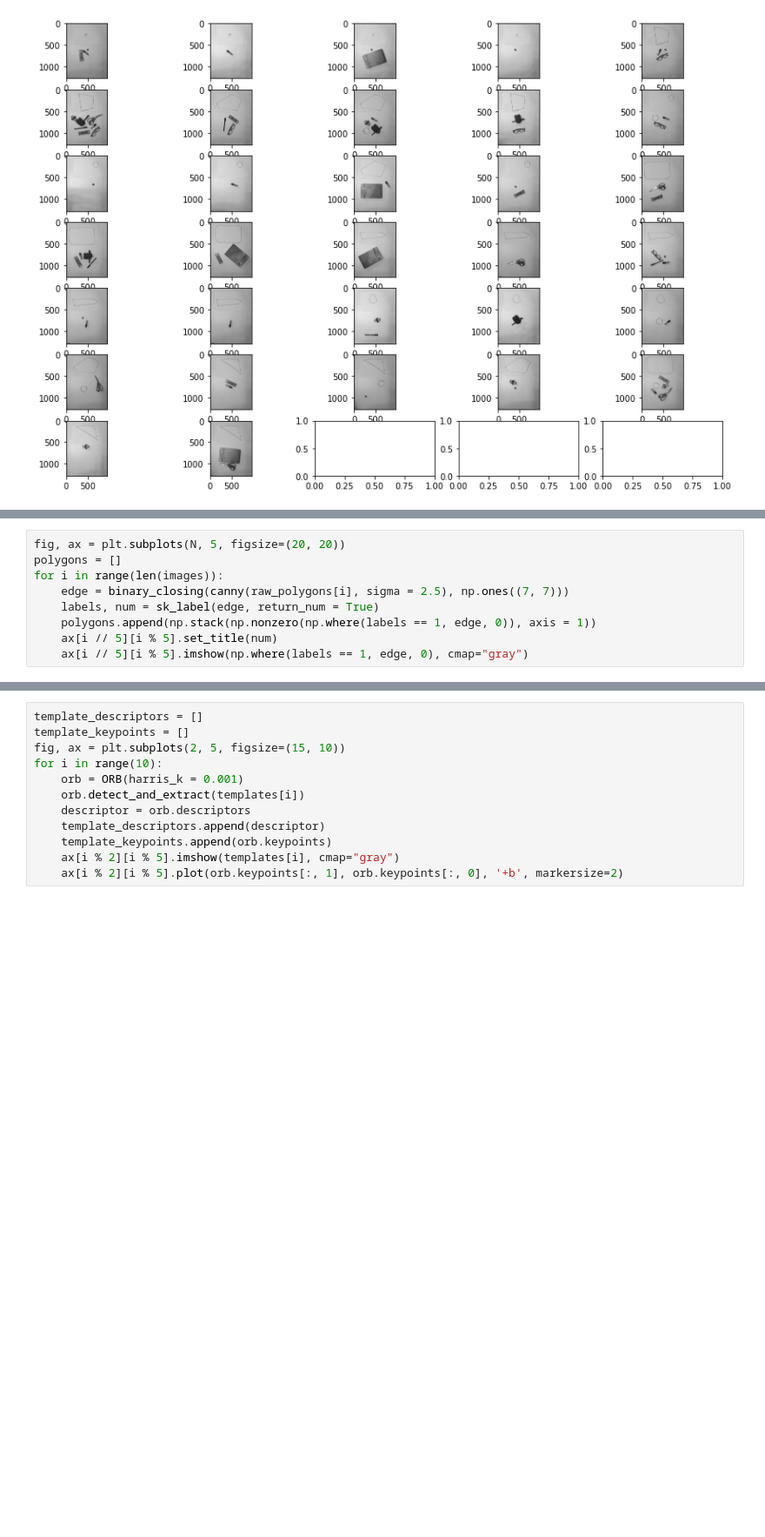
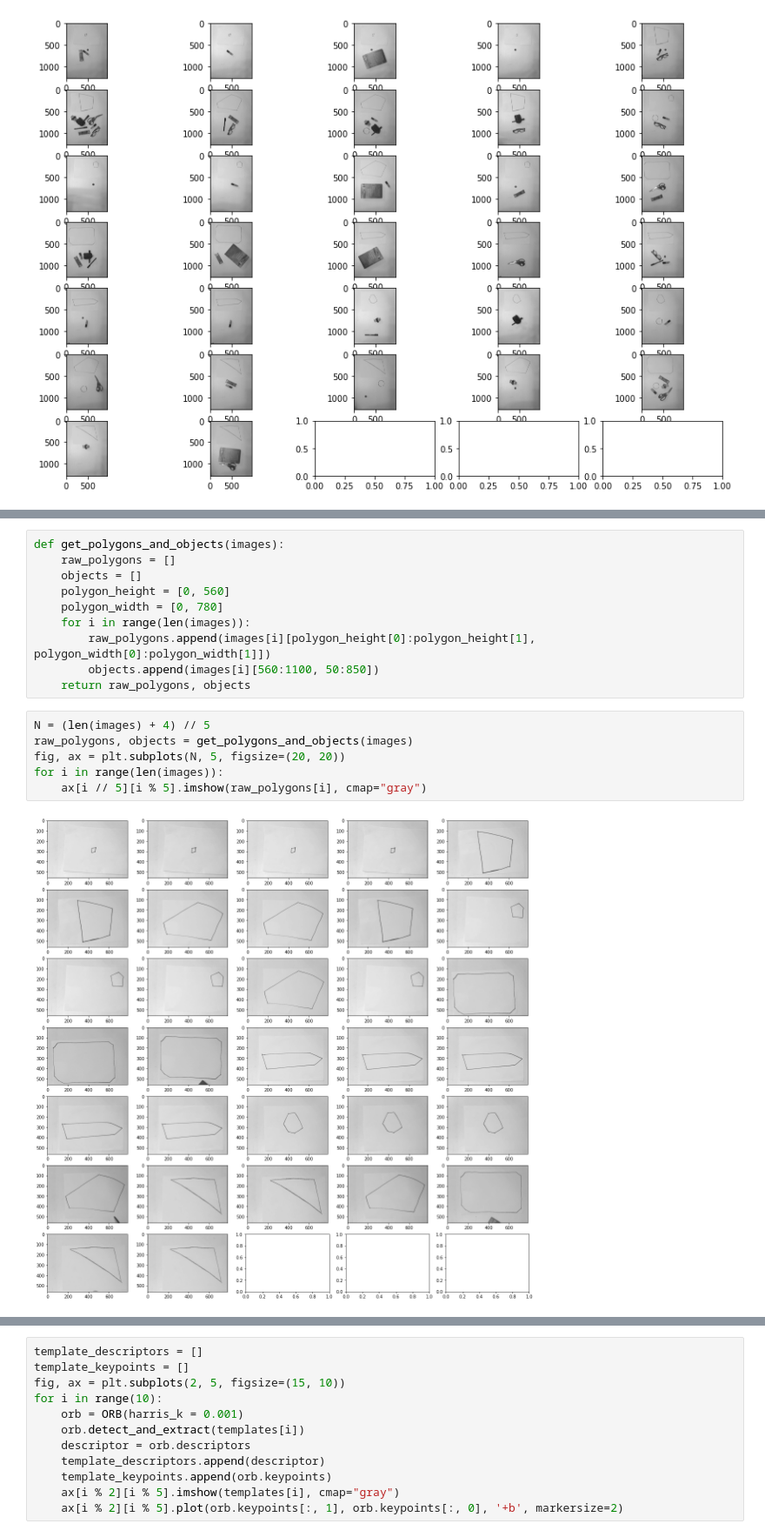
Before and after one commit to evoloshinova/intelligent-placer, a Jupyter notebook: intelligent-placer.ipynb, the cells around one changed output, grey strips where cells are left out. Shown at 87% size. Saved outputs shown, nothing was run; the diff lists cells and outputs as text; blank space fills up the shorter version.

```diff
--- a/intelligent-placer.ipynb
+++ b/intelligent-placer.ipynb
@@ -109,9 +92,0 @@ for i in range(len(images)):
-# %%
-fig, ax = plt.subplots(N, 5, figsize=(20, 20))
-polygons = []
-for i in range(len(images)):
-    edge = binary_closing(canny(raw_polygons[i], sigma = 2.5), np.ones((7, 7)))
-    labels, num = sk_label(edge, return_num = True)
-    polygons.append(np.stack(np.nonzero(np.where(labels == 1, edge, 0)), axis = 1))
-    ax[i // 5][i % 5].set_title(num)
-    ax[i // 5][i % 5].imshow(np.where(labels == 1, edge, 0), cmap="gray")
@@ -119,0 +108,18 @@ for i in range(len(images)):
+# %%
+def get_polygons_and_objects(images):
+    raw_polygons = []
+    objects = []
+    polygon_height = [0, 560]
+    polygon_width = [0, 780]
+    for i in range(len(images)):
+        raw_polygons.append(images[i][polygon_height[0]:polygon_height[1], polygon_width[0]:polygon_width[1]])
+        objects.append(images[i][560:1100, 50:850])
+    return raw_polygons, objects
+# %%
+N = (len(images) + 4) // 5
+raw_polygons, objects = get_polygons_and_objects(images)
+fig, ax = plt.subplots(N, 5, figsize=(20, 20))
+for i in range(len(images)):
+    ax[i // 5][i % 5].imshow(raw_polygons[i], cmap="gray")
+# %% [output]
+[figure, added]
```
Also changed, not shown: parts of 38 cells of this notebook, 31 other files.
